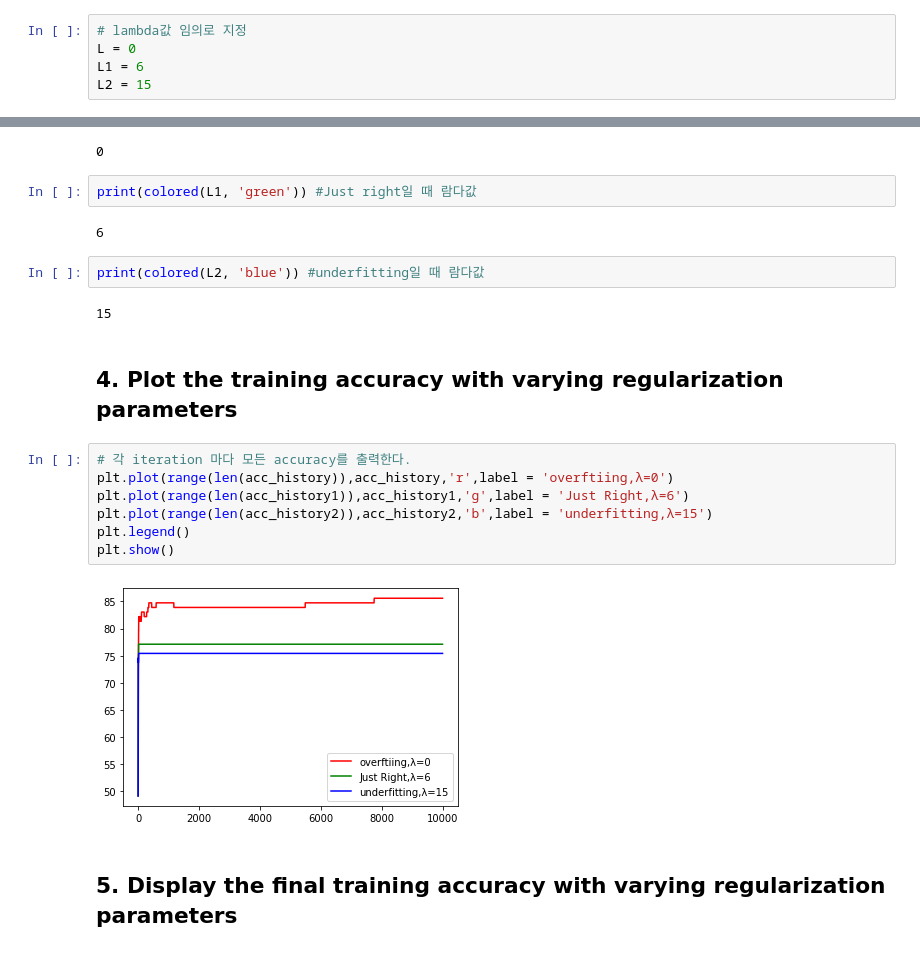
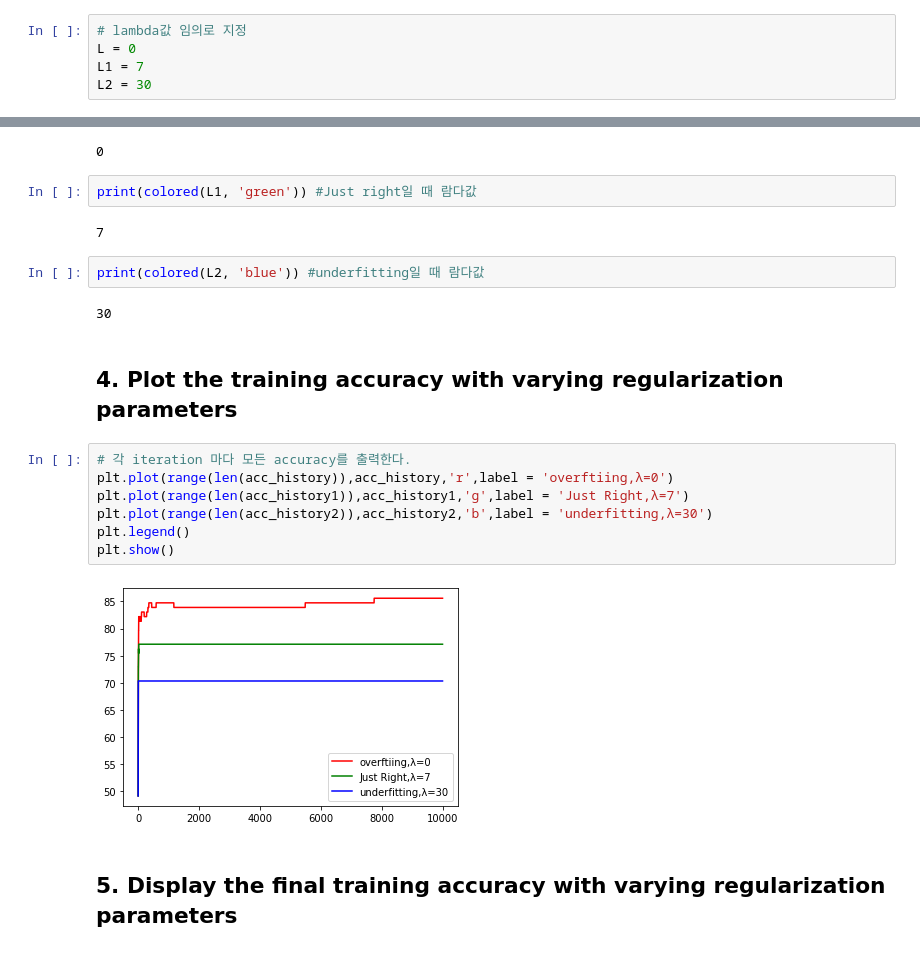
Before and after one commit to chunghyunhee/class_Machine_learing, a Jupyter notebook: assignment_7.ipynb, the cells around one changed output, grey strips where cells are left out. Saved outputs shown, nothing was run; the diff lists cells and outputs as text.

```diff
--- a/assignment_7.ipynb
+++ b/assignment_7.ipynb
@@ -115,8 +115,8 @@ def GradientDescent(X,y,Theta,m, L):
 # %%
 # lambda값 임의로 지정
 L = 0
-L1 = 6
-L2 = 15
+L1 = 7
+L2 = 30
 # %%
 #theta초깃값 (0으로 주는 경우 )
 theta=np.zeros((new_X.shape[1],1))
@@ -344,22 +344,22 @@ print(colored(L, 'red')) #overfitting일 때 람다값
 # %%
 print(colored(L1, 'green')) #Just right일 때 람다값
 # %% [output]
-6
+7
 # %%
 print(colored(L2, 'blue')) #underfitting일 때 람다값
 # %% [output]
-15
+30
 # %% [markdown]
 ## 4. Plot the training accuracy with varying regularization parameters
 # %%
 # 각 iteration 마다 모든 accuracy를 출력한다.
 plt.plot(range(len(acc_history)),acc_history,'r',label = 'overftiing,λ=0')
-plt.plot(range(len(acc_history1)),acc_history1,'g',label = 'Just Right,λ=6')
-plt.plot(range(len(acc_history2)),acc_history2,'b',label = 'underfitting,λ=15')
+plt.plot(range(len(acc_history1)),acc_history1,'g',label = 'Just Right,λ=7')
+plt.plot(range(len(acc_history2)),acc_history2,'b',label = 'underfitting,λ=30')
 plt.legend()
 plt.show()
 # %% [output]
-[figure, old version]
+[figure, new version]
 # %% [markdown]
 ## 5. Display the final training accuracy with varying regularization parameters
 # %%
```
Also changed, not shown: parts of 9 cells of this notebook.
